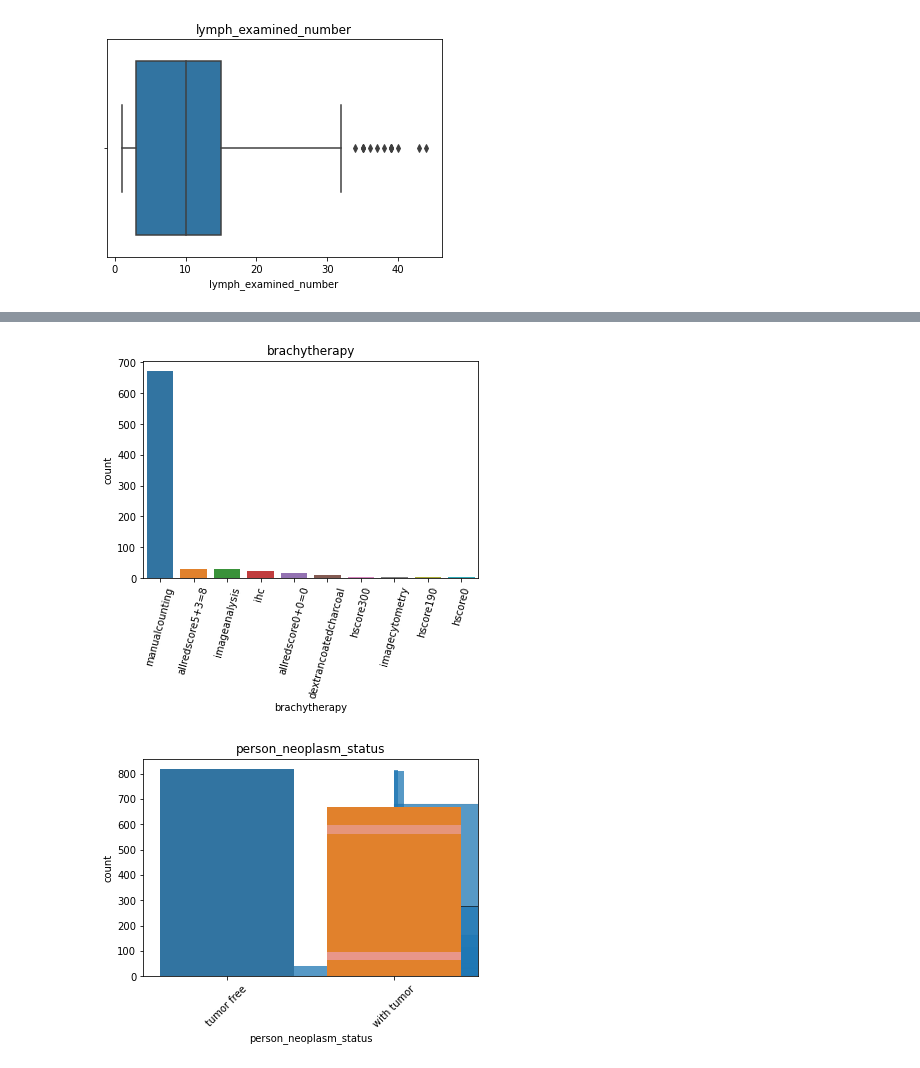
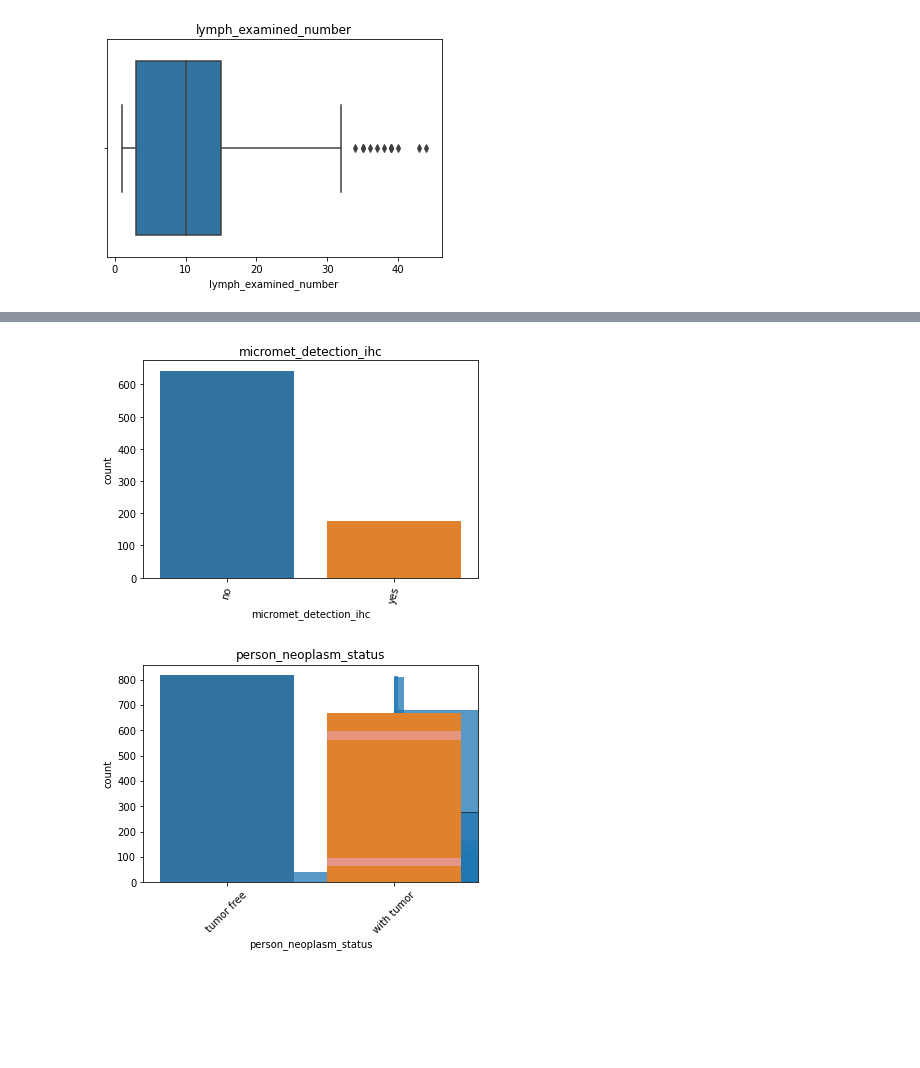
Before and after one commit to jamillan94/DSM-BCD, a Jupyter notebook: DSM-BCD/NOTEBOOK/8_EDA _SEABORN.ipynb, the cells around one changed output, grey strips where cells are left out. Cells and saved outputs as stored; diff of their text form; code cells hidden in the pictures; blank space fills up the shorter version.

```diff
--- a/DSM-BCD/NOTEBOOK/8_EDA _SEABORN.ipynb
+++ b/DSM-BCD/NOTEBOOK/8_EDA _SEABORN.ipynb
@@ -69,13 +72,13 @@ plot_cat.savefig(PATH_CATEGORICAS+i+".pdf",bbox_inches = 'tight')
 # %%
 # Count Plot Limited
-i='brachytherapy'
+i='micromet_detection_ihc'
 categorical=sns.countplot(x=breast_clean[i], order = breast_clean[i].value_counts().iloc[:10].index)
 categorical.tick_params(axis='x', rotation=75)
 categorical.set(title=i)
 plot_cat = categorical.get_figure()
 plot_cat.savefig(PATH_CATEGORICAS+i+".pdf",bbox_inches = 'tight')
 # %% [output]
-[figure, old version]
+[figure, new version]
 # %%
 '''
 import seaborn as sns
```
Also changed, not shown: parts of 3 cells of this notebook, 29 other files.
